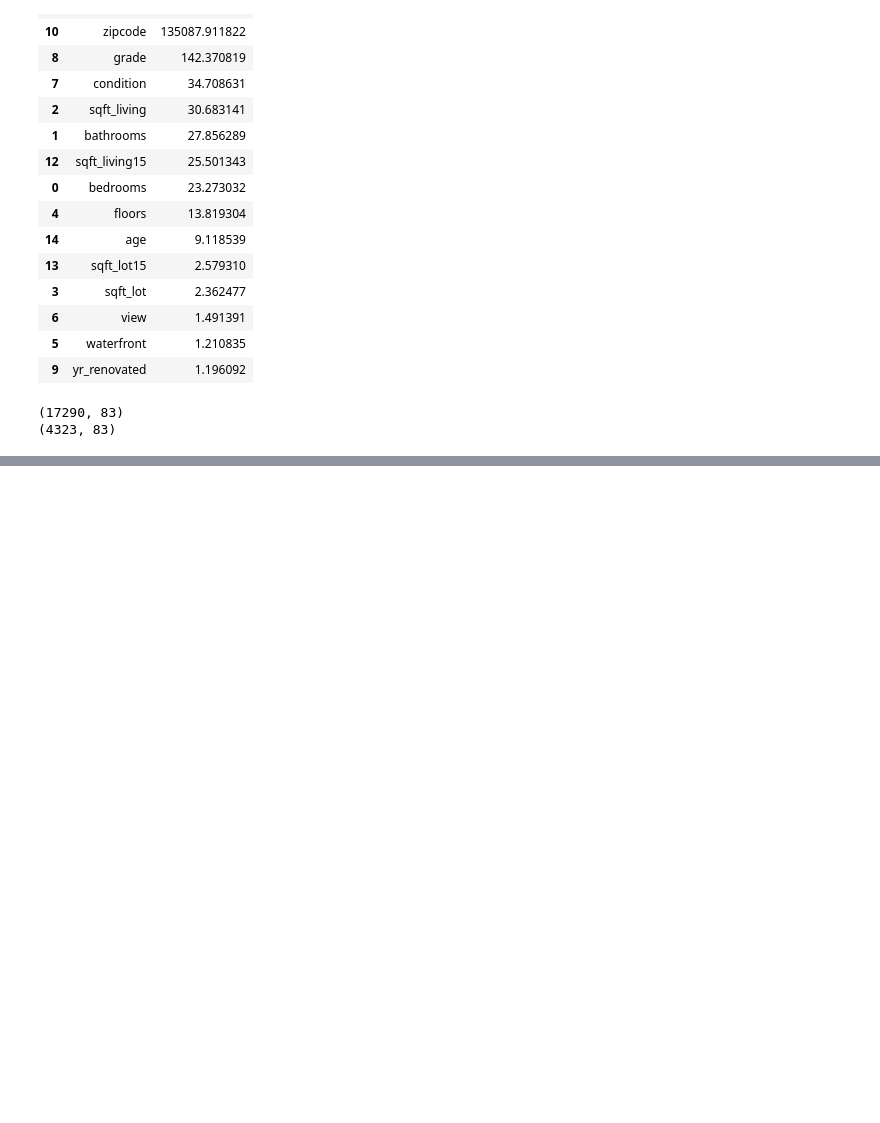
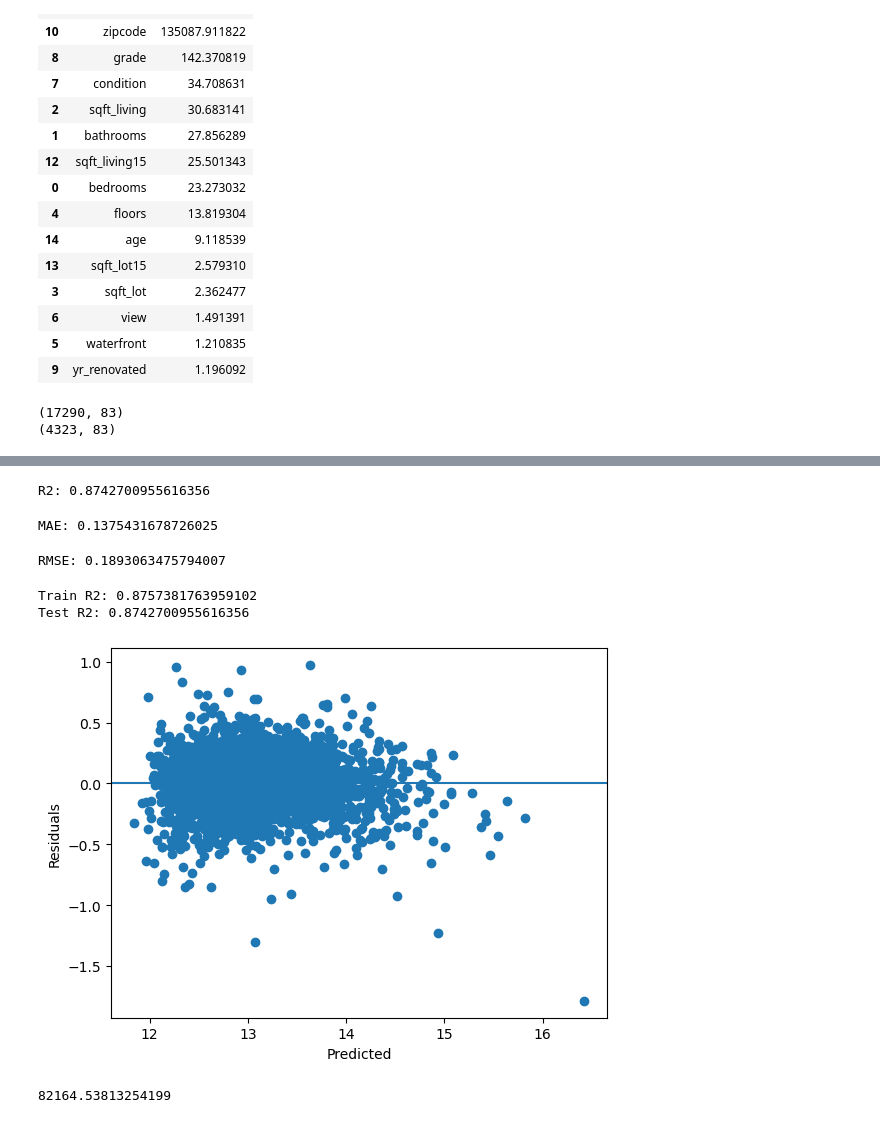
Before and after one commit to HosseinMohebbi/house-price-prediction, a Jupyter notebook: notebooks/01_eda.ipynb, the cells around one changed output, grey strips where cells are left out. Saved outputs shown, nothing was run; the diff lists cells and outputs as text; code cells hidden in the pictures; blank space fills up the shorter version.

Commit message:
training LinearRegrassion model

```diff
--- a/notebooks/01_eda.ipynb
+++ b/notebooks/01_eda.ipynb
@@ -268,3 +266,13 @@ print(X_test.shape)
 # %% [output]
 (17290, 83)
 (4323, 83)
+# %%
+from sklearn.preprocessing import StandardScaler
+
+scaler = StandardScaler()
+
+# فقط fit روی train
+X_train_scaled = scaler.fit_transform(X_train)
+
+# فقط transform روی test
+X_test_scaled = scaler.transform(X_test)
@@ -270,0 +287,6 @@ print(X_test.shape)
+# %%
+from sklearn.linear_model import LinearRegression
+
+model = LinearRegression()
+# %%
+model.fit(X_train_scaled, y_train)
@@ -270,0 +316,36 @@ print(X_test.shape)
+# %%
+y_pred = model.predict(X_test_scaled)
+# %%
+from sklearn.metrics import r2_score, mean_absolute_error, mean_squared_error
+
+r2 = r2_score(y_test, y_pred)
+print("R2:", r2)
+# %% [output]
+R2: 0.8742700955616356
+# %%
+mae = mean_absolute_error(y_test, y_pred)
+print("MAE:", mae)
+# %% [output]
+MAE: 0.1375431678726025
+# %%
+
+rmse = np.sqrt(mean_squared_error(y_test, y_pred))
+print("RMSE:", rmse)
+# %% [output]
+RMSE: 0.1893063475794007
+# %%
+print("Train R2:", model.score(X_train_scaled, y_train))
+print("Test R2:", model.score(X_test_scaled, y_test))
+# %% [output]
+Train R2: 0.8757381763959102
+Test R2: 0.8742700955616356
+# %%
+residuals = y_test - y_pred
+
+plt.scatter(y_pred, residuals)
+plt.axhline(0)
+plt.xlabel("Predicted")
+plt.ylabel("Residuals")
+plt.show()
+# %% [output]
+[figure, added]
@@ -270,0 +355,4 @@ print(X_test.shape)
+# %%
+mean_absolute_error(y_test_real, y_pred_real)
+# %% [output]
+82164.53813254199
```
Also changed, not shown: parts of 7 cells of this notebook.
